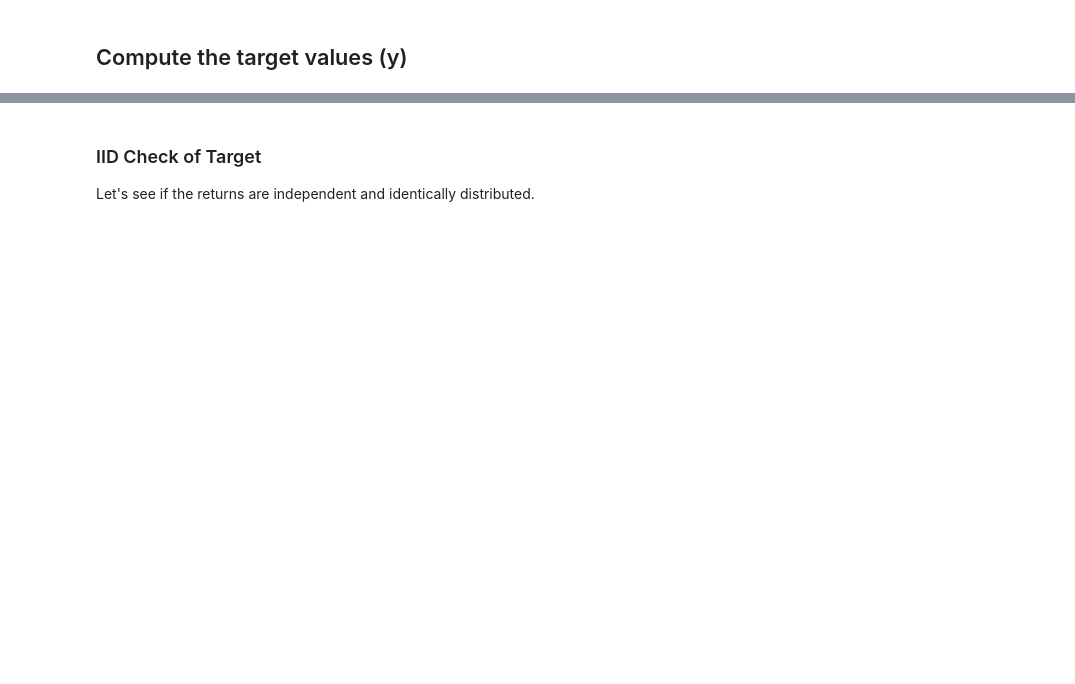
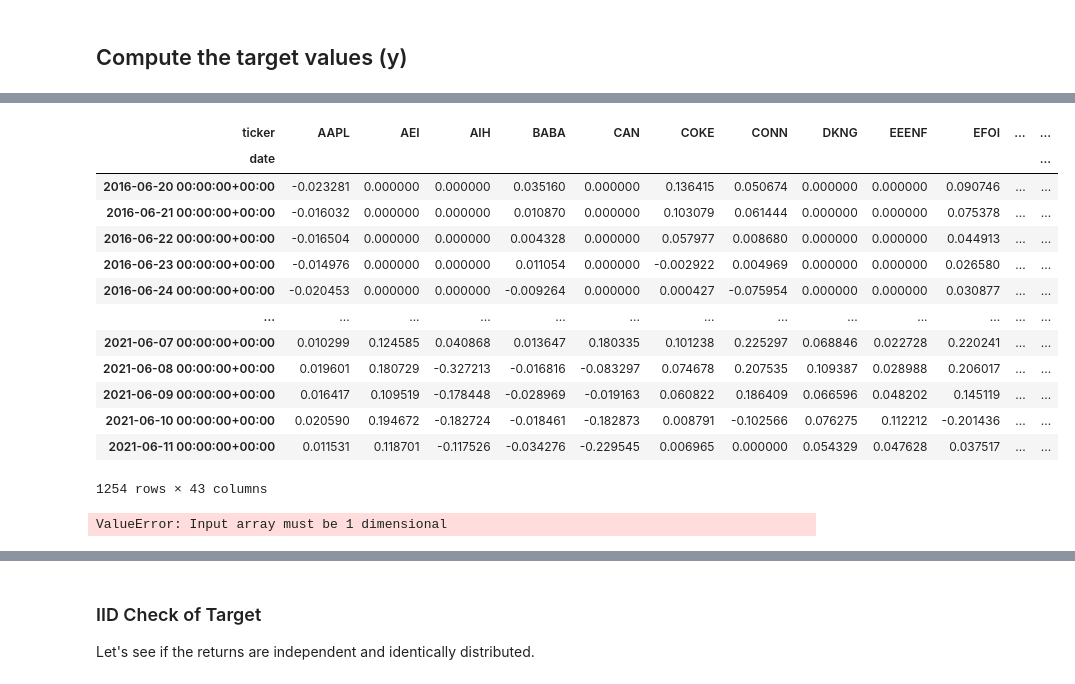
Before and after one commit to nmaiorana/svi-trading-tools, a Jupyter notebook: portfolio_analysis_ml.ipynb, the cells around one changed output, grey strips where cells are left out. Drawn from its saved outputs; the diff is of its cells as text; code cells hidden in the pictures; blank space fills up the shorter version.

```diff
--- a/portfolio_analysis_ml.ipynb
+++ b/portfolio_analysis_ml.ipynb
@@ -238,0 +245,22 @@ all_factors.head()
+# %%
+returns = alpha_factors.FactorReturns(price_histories, 5).factor_data
+returns
+# %% [output]
+| ticker | AAPL | AEI | AIH | BABA | CAN | COKE | CONN | DKNG | EEENF | EFOI | ... | ... |
+| date |  |  |  |  |  |  |  |  |  |  |  | ... |
+| 2016-06-20 00:00:00+00:00 | -0.023281 | 0.000000 | 0.000000 | 0.035160 | 0.000000 | 0.136415 | 0.050674 | 0.000000 | 0.000000 | 0.090746 | ... | ... |
+| 2016-06-21 00:00:00+00:00 | -0.016032 | 0.000000 | 0.000000 | 0.010870 | 0.000000 | 0.103079 | 0.061444 | 0.000000 | 0.000000 | 0.075378 | ... | ... |
+| 2016-06-22 00:00:00+00:00 | -0.016504 | 0.000000 | 0.000000 | 0.004328 | 0.000000 | 0.057977 | 0.008680 | 0.000000 | 0.000000 | 0.044913 | ... | ... |
+| 2016-06-23 00:00:00+00:00 | -0.014976 | 0.000000 | 0.000000 | 0.011054 | 0.000000 | -0.002922 | 0.004969 | 0.000000 | 0.000000 | 0.026580 | ... | ... |
+| 2016-06-24 00:00:00+00:00 | -0.020453 | 0.000000 | 0.000000 | -0.009264 | 0.000000 | 0.000427 | -0.075954 | 0.000000 | 0.000000 | 0.030877 | ... | ... |
+| ... | ... | ... | ... | ... | ... | ... | ... | ... | ... | ... | ... | ... |
+| 2021-06-07 00:00:00+00:00 | 0.010299 | 0.124585 | 0.040868 | 0.013647 | 0.180335 | 0.101238 | 0.225297 | 0.068846 | 0.022728 | 0.220241 | ... | ... |
+| 2021-06-08 00:00:00+00:00 | 0.019601 | 0.180729 | -0.327213 | -0.016816 | -0.083297 | 0.074678 | 0.207535 | 0.109387 | 0.028988 | 0.206017 | ... | ... |
+| 2021-06-09 00:00:00+00:00 | 0.016417 | 0.109519 | -0.178448 | -0.028969 | -0.019163 | 0.060822 | 0.186409 | 0.066596 | 0.048202 | 0.145119 | ... | ... |
+| 2021-06-10 00:00:00+00:00 | 0.020590 | 0.194672 | -0.182724 | -0.018461 | -0.182873 | 0.008791 | -0.102566 | 0.076275 | 0.112212 | -0.201436 | ... | ... |
+| 2021-06-11 00:00:00+00:00 | 0.011531 | 0.118701 | -0.117526 | -0.034276 | -0.229545 | 0.006965 | 0.000000 | 0.054329 | 0.047628 | 0.037517 | ... | ... |
+1254 rows × 43 columns
+# %%
+pd.DataFrame(pd.qcut(returns, 2, labels=False, duplicates='drop'), index=returns.index, columns=returns.columns)
+# %% [output]
+ValueError: Input array must be 1 dimensional
```
Also changed, not shown: parts of 27 cells of this notebook, 3 other files.
